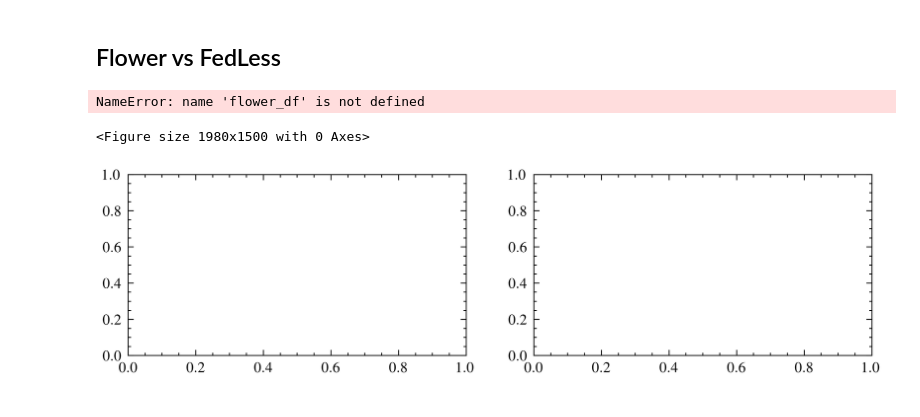
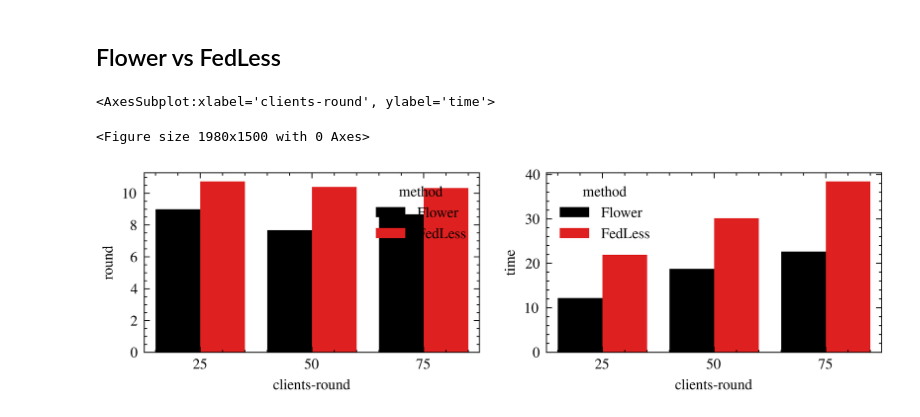
Before and after one commit to Serverless-Federated-Learning/FedLesScan, a Jupyter notebook: experiments/fedless-analysis.ipynb, the cells around one changed output. Cells and saved outputs as stored; diff of their text form; code cells hidden in the pictures.

```diff
--- a/experiments/fedless-analysis.ipynb
+++ b/experiments/fedless-analysis.ipynb
@@ -483,20 +672,52 @@ clients\_in\_round &                &               \\
 \end{tabular}
 # %% [markdown]
 ## Flower vs FedLess
-# %%
-plt.clf()
-
-fig, axarr = plt.subplots(ncols=2, figsize=(7.167, 7.167 / 4), sharex=True)
-
-flower_fedless_df = pd.concat([
-        flower_df.loc[("mnist", slice(1, 100), 100, 5, 10), :].reset_index(),
-        fedless_df.loc[("mnist", slice(1, 100), 100, 5, 10, 1), :].reset_index()
-    ],
-    keys=["Flower", "FedLess"],
-    names=["Method"]
-)
-flower_fedless_df
-# %% [output]
-NameError: name 'flower_df' is not defined
-<Figure size 1980x1500 with 0 Axes>
-[figure, removed]
+# %%
+plt.clf()
+
+flower_fedless_df = pd.concat([
+        flower_df.loc[(("mnist", "femnist"), slice(1, 100), 100, 5, 10), :].reset_index(),
+        fedless_flower_df.loc[(("mnist", "femnist"), slice(1, 100), 100, 5, 10, 1), :].reset_index()
+    ],
+    keys=["Flower", "FedLess"],
+    names=["method"]
+)
+flower_fedless_df = flower_fedless_df[flower_fedless_df["clients-round"] >= 25]
+
+fig, axarr = plt.subplots(ncols=2, figsize=(7.167, 7.167 / 4), sharex=True, sharey=False)
+
+flower_fedless_mnist_df = flower_fedless_df[flower_fedless_df["dataset"] == "mnist"]
+
+df_ = flower_fedless_mnist_df.copy()
+df_ = df_[df_["accuracy"] > 0.99]
+df_ = df_.groupby(["method", "dataset", "clients-round", "seed"]).min("round").groupby(["method", "dataset", "clients-round"]).mean().reset_index()
+
+sns.barplot(
+    x="clients-round",
+    y="round",
+    hue="method",
+    data=df_,
+    ax=axarr[0]
+)
+
+sns.barplot(
+    x="clients-round",
+    y="time",
+    hue="method",
+    data=df_,
+    ax=axarr[1]
+)
+#for i, clients in enumerate([25, 50, 75]):
+    #df_ = flower_fedless_df.copy()
+    ##df_ = df_[df_["clients-round"] == clients]
+    #sns.lineplot(
+    #    x="round",
+    #    y="accuracy",
+    #    hue="method",
+    #    data=df_,
+    #    ax=axarr[i]
+    #)
+# %% [output]
+<AxesSubplot:xlabel='clients-round', ylabel='time'>
+<Figure size 1980x1500 with 0 Axes>
+[figure, added]
```
Also changed, not shown: parts of 9 cells of this notebook, 1 other file.
